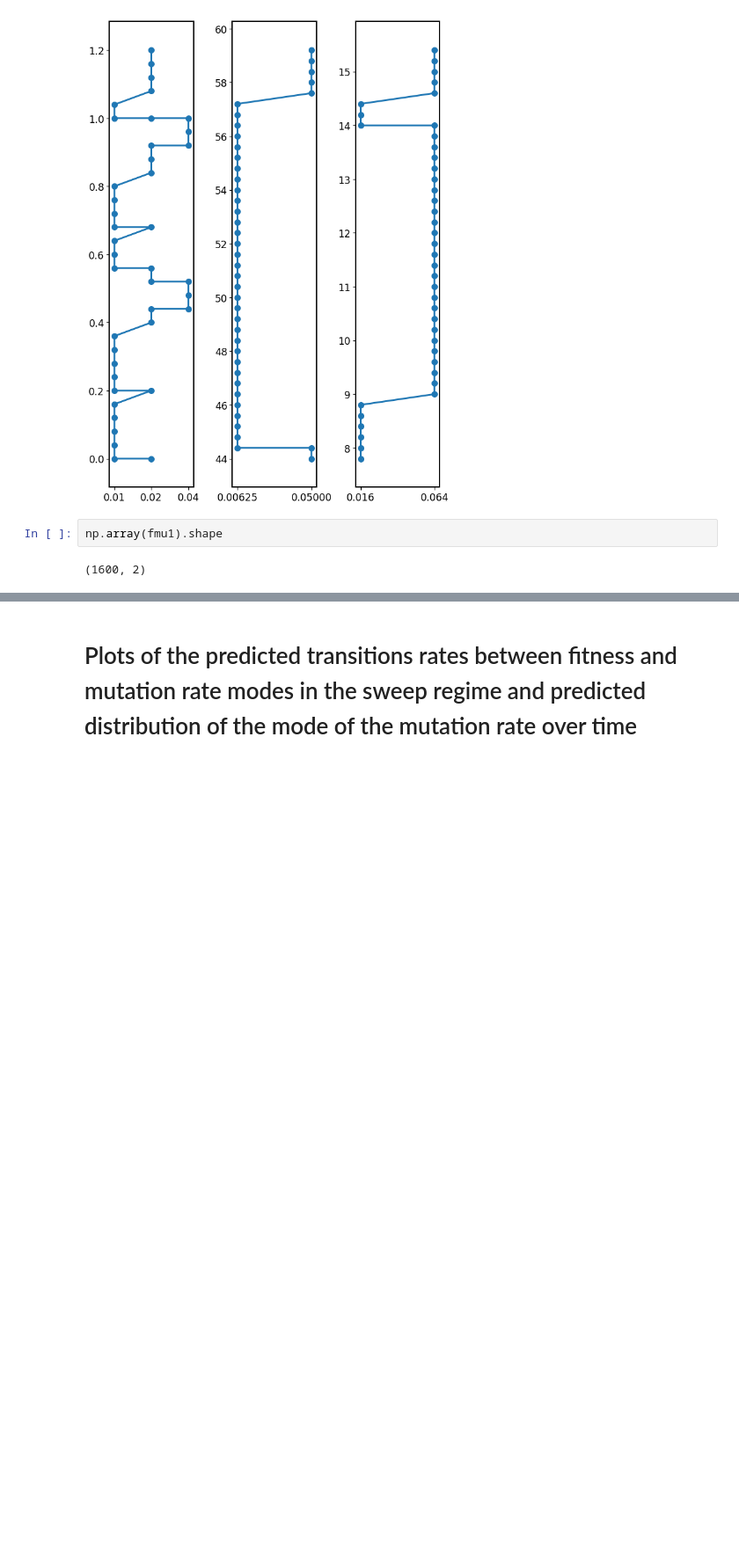
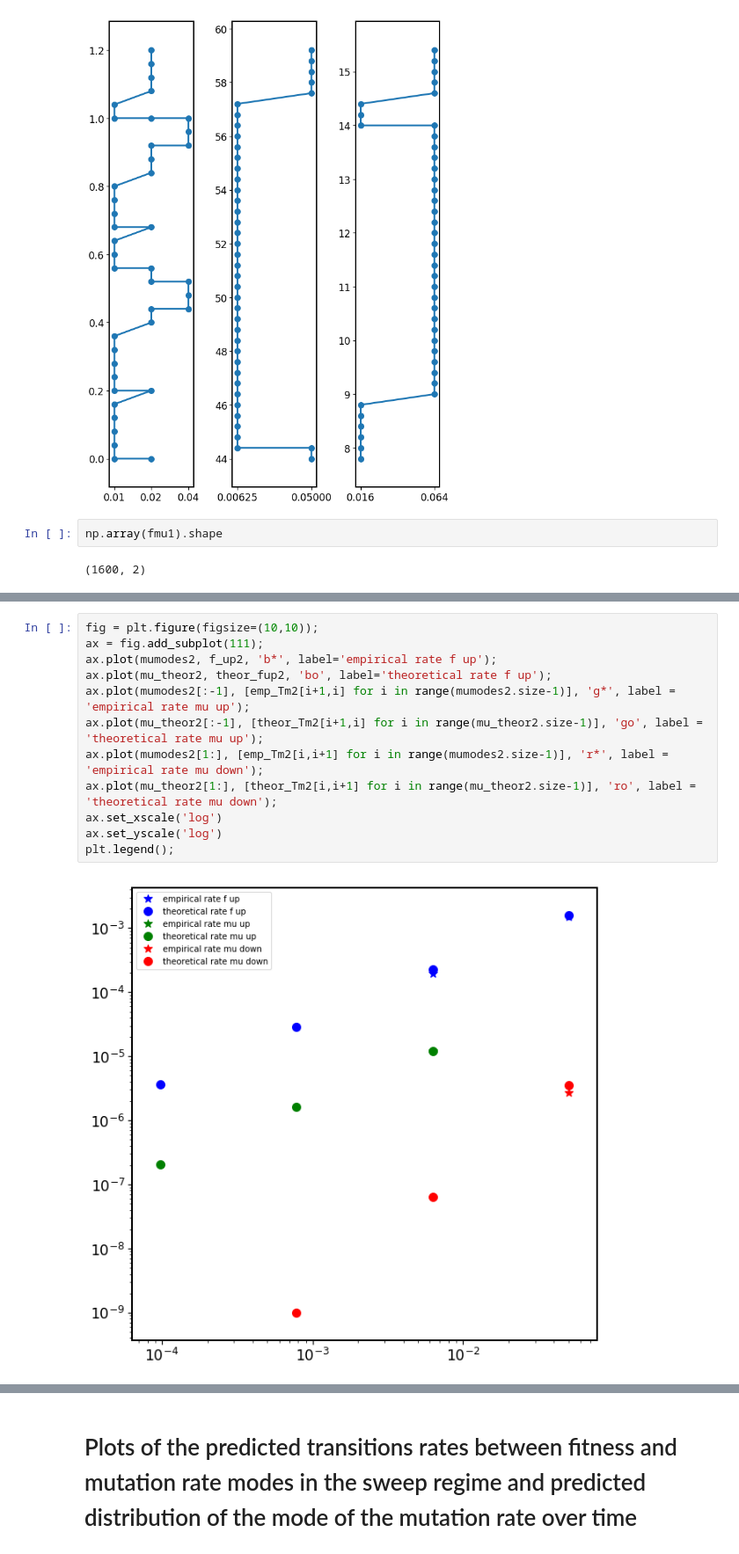
Before and after one commit to nicholas-sherer/Population-Evolution-Project-Source-Code, a Jupyter notebook: Plots related to the mutation-rate-sweep approximation.ipynb, the cells around one changed output, grey strips where cells are left out. Shown at 88% size. Saved outputs shown, nothing was run; the diff lists cells and outputs as text; blank space fills up the shorter version.

```diff
--- a/Plots related to the mutation-rate-sweep approximation.ipynb
+++ b/Plots related to the mutation-rate-sweep approximation.ipynb
@@ -433,0 +492,14 @@ np.array(fmu1).shape
+# %%
+fig = plt.figure(figsize=(10,10));
+ax = fig.add_subplot(111);
+ax.plot(mumodes2, f_up2, 'b*', label='empirical rate f up');
+ax.plot(mu_theor2, theor_fup2, 'bo', label='theoretical rate f up');
+ax.plot(mumodes2[:-1], [emp_Tm2[i+1,i] for i in range(mumodes2.size-1)], 'g*', label = 'empirical rate mu up');
+ax.plot(mu_theor2[:-1], [theor_Tm2[i+1,i] for i in range(mu_theor2.size-1)], 'go', label = 'theoretical rate mu up');
+ax.plot(mumodes2[1:], [emp_Tm2[i,i+1] for i in range(mumodes2.size-1)], 'r*', label = 'empirical rate mu down');
+ax.plot(mu_theor2[1:], [theor_Tm2[i,i+1] for i in range(mu_theor2.size-1)], 'ro', label = 'theoretical rate mu down');
+ax.set_xscale('log')
+ax.set_yscale('log')
+plt.legend();
+# %% [output]
+[figure, added]
```
Also changed, not shown: parts of 12 cells of this notebook.
